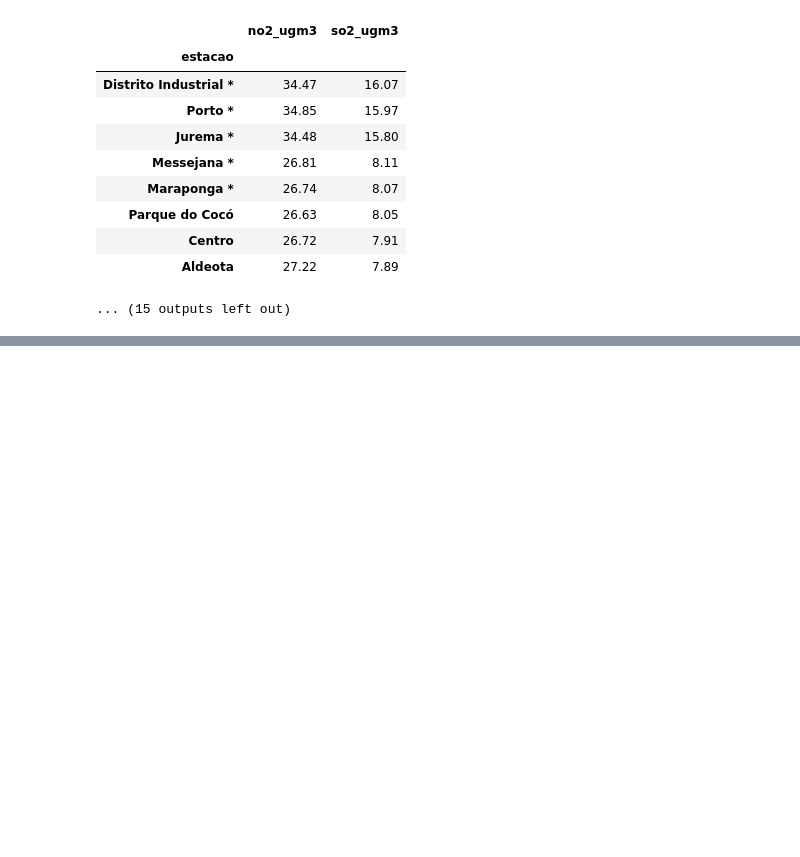
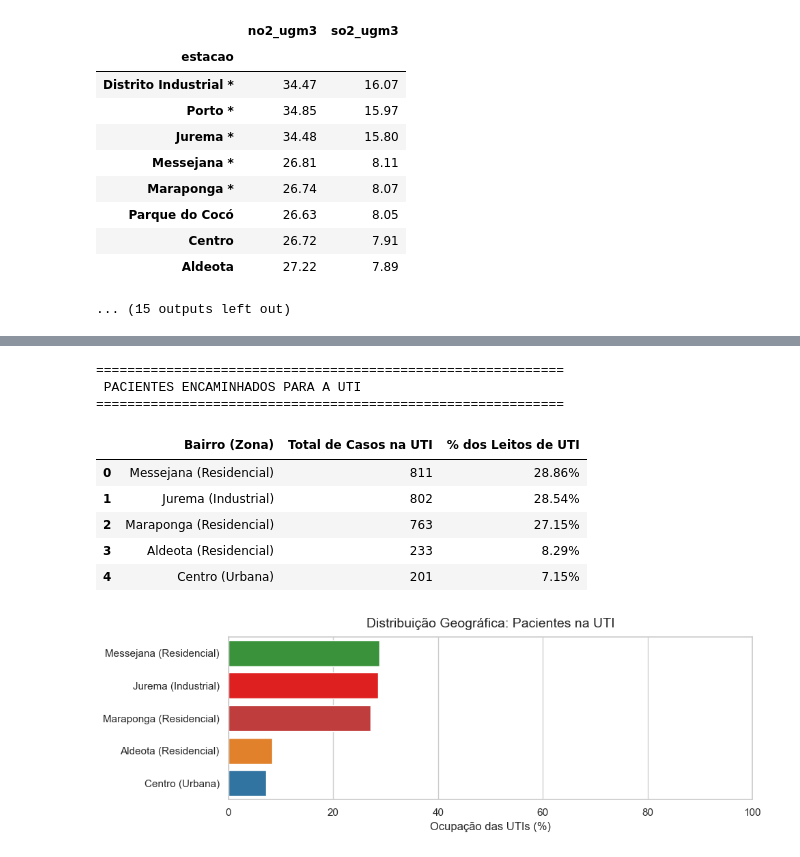
Before and after one commit to felipecezar01/projeto3_poluicao_atmosferica-CDT13, a Jupyter notebook: notebooks/01_relatorio_alerta_vermelho.ipynb, the cells around one changed output, grey strips where cells are left out. Drawn from its saved outputs; the diff is of its cells as text; code cells hidden in the pictures; blank space fills up the shorter version.

```diff
--- a/notebooks/01_relatorio_alerta_vermelho.ipynb
+++ b/notebooks/01_relatorio_alerta_vermelho.ipynb
@@ -377,0 +1042,54 @@ Nossa base de dados tem o cadastro desses bairros: Jurema, Distrito Industrial,
+# %%
+# ==============================================================================
+# 10. A VERIFICAÇÃO FINAL: INTERNAÇÕES EM UTI (RISCO DE MORTE)
+# ==============================================================================
+import matplotlib.pyplot as plt
+import seaborn as sns
+
+print("="*60)
+print(" PACIENTES ENCAMINHADOS PARA A UTI")
+print("="*60)
+
+# Filtrando apenas os pacientes que foram para a UTI (uti == 1)
+df_uti = df_internacoes_ouro[df_internacoes_ouro['uti'] == 1]
+
+# Agrupando por bairro
+tabela_uti = df_uti['bairro_zona'].value_counts().reset_index()
+tabela_uti.columns = ['Bairro (Zona)', 'Total de Casos na UTI']
+
+# Calculando a porcentagem de influência de cada bairro nos leitos de UTI
+total_uti = len(df_uti)
+tabela_uti['% dos Leitos de UTI'] = (tabela_uti['Total de Casos na UTI'] / total_uti * 100).round(2)
+
+# Exibindo a tabela formatada
+display(tabela_uti.style.format({'% dos Leitos de UTI': '{:.2f}%'}))
+
+# Gráfico de barras para visualização rápida
+plt.figure(figsize=(10, 3.5))
+
+# Reaproveitando o dicionário de cores do passo anterior (se der erro de variável não definida,
+# é só rodar a célula do Passo 9 antes)
+sns.barplot(
+    data=tabela_uti,
+    x='% dos Leitos de UTI',
+    y='Bairro (Zona)',
+    palette=cores_bairros,
+    orient='h'
+)
+plt.title('Distribuição Geográfica: Pacientes na UTI', fontsize=14, pad=10)
+plt.xlabel('Ocupação das UTIs (%)', fontsize=12)
+plt.ylabel('')
+plt.xlim(0, 100) # Mantendo o eixo X até 100% para manter a mesma escala visual de antes
+plt.tight_layout()
+plt.show()
+# %% [output]
+============================================================
+ PACIENTES ENCAMINHADOS PARA A UTI
+============================================================
+|  | Bairro (Zona) | Total de Casos na UTI | % dos Leitos de UTI |
+| 0 | Messejana (Residencial) | 811 | 28.86% |
+| 1 | Jurema (Industrial) | 802 | 28.54% |
+| 2 | Maraponga (Residencial) | 763 | 27.15% |
+| 3 | Aldeota (Residencial) | 233 | 8.29% |
+| 4 | Centro (Urbana) | 201 | 7.15% |
+[figure, added]
```
Also changed, not shown: parts of 57 cells of this notebook, 1 other file.
